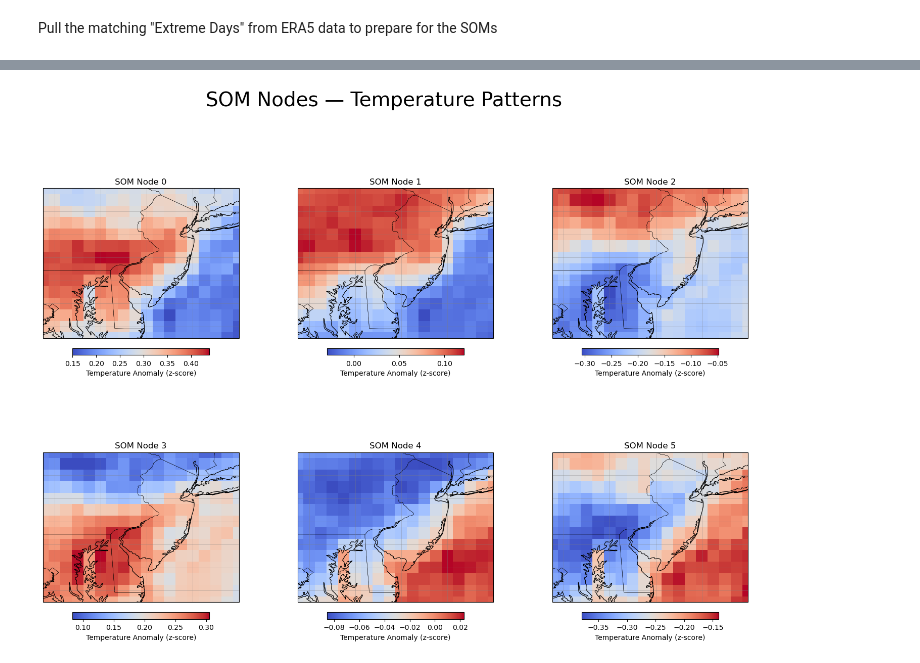
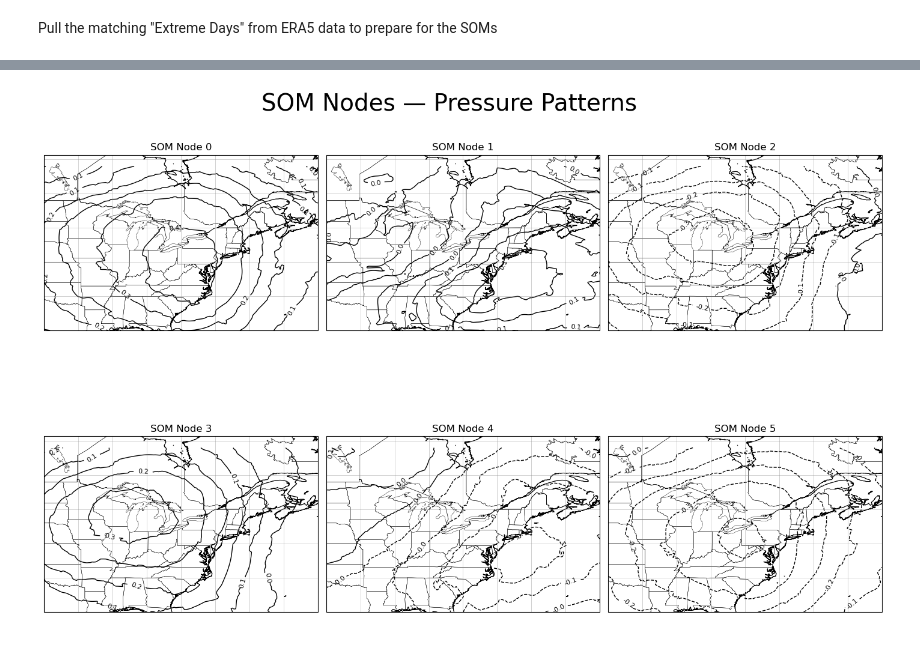
Before and after one commit to stephasharo17/Heat-Island-SOMS, a Jupyter notebook: Location_Specific_SOMs_update.ipynb, the cells around one changed output, grey strips where cells are left out. Saved outputs shown, nothing was run; the diff lists cells and outputs as text; code cells hidden in the pictures.

```diff
--- a/Location_Specific_SOMs_update.ipynb
+++ b/Location_Specific_SOMs_update.ipynb
@@ -195,3 +196,11 @@ processed_extreme_datasets
 
 city_lat = 39.9259
 city_lon = -75.1196
+# %%
+#To look at other variables raw data change what is in "" to any of the variables in block 3
+dz = load_variable("temp")
+
+print(dz)               # full structure
+print(dz.variables)     # variables
+print(dz.dims)          # dimensions
+print(dz.attrs)         # metadata
@@ -198,6 +225,6 @@ city_lon = -75.1196
 # %%
 #Identify the extreme temperature days for the city of interest
-city_temp = ds["t2m"].sel(latitude=city_lat, longitude=city_lon, method="nearest")
+city_temp = dz["t2m"].sel(latitude=city_lat, longitude=city_lon, method="nearest")
 
 # Aggregate to daily maximum temperature and convert to a DataFrame
 df_city = (city_temp.resample(valid_time="1D").max().to_dataframe(name="temp").reset_index().rename(columns={"valid_time": "date"}))
@@ -251,7 +278,7 @@ Align with NJDEP
 # %%
 #STEP 1:Convert to F
 #Identify the extreme temperature days for the city of interest
-city_temp = ds["t2m"].sel(latitude=city_lat, longitude=city_lon, method="nearest")
+city_temp = dz["t2m"].sel(latitude=city_lat, longitude=city_lon, method="nearest")
 
 # Aggregate to daily maximum temperature and convert to a DataFrame
 df_city = (city_temp.resample(valid_time="1D").max().to_dataframe(name="temp").reset_index().rename(columns={"valid_time": "date"}))
@@ -470,6 +499,10 @@ for name, ds in datasets.items():
 
     ds_daily = ds_daily.dropna(dim="valid_time", how="all")
 
+    #latitude weighting for area correction
+    area_weights = create_latitude_weights(ds_daily["latitude"])
+    ds_daily[var] = ds_daily[var] * np.sqrt(area_weights)
+
     processed_datasets[name] = ds_daily
 
     print(name, "after daily:", len(ds_daily.valid_time))
@@ -862,42 +927,46 @@ lats = ds['latitude'].values
 lons = ds['longitude'].values
 
 fig, axes = plt.subplots(
     n_rows, n_cols,
     figsize=(6 * n_cols, 6 * n_rows),
     subplot_kw={'projection': ccrs.PlateCarree()}
 )
 
 axes = np.array(axes).flatten()
 
 for i, ax in enumerate(axes[:len(som_centers)]):
 
     # reshape: (variables, lat, lon)
     cluster_map = som_centers[i].reshape(1, len(lats), len(lons))
 
     # --- Pressure (z-score) ---
-    im = ax.pcolormesh(
-        lons, lats,
+    pressure_contours = ax.contour(
+        lons,
+        lats,
         cluster_map[0],
-        cmap='coolwarm',
-        transform=ccrs.PlateCarree()
+        levels=6,
+        colors='black',
+        linewidths=1
+    )
+
+    ax.clabel(
+        pressure_contours,
+        inline=True,
+        fontsize=8,
+        fmt="%.1f"
     )
 
     # map features
     ax.coastlines(resolution='10m', color='black', linewidth=0.8)
     ax.add_feature(cfeature.BORDERS, linewidth=0.5)
     ax.add_feature(cfeature.STATES.with_scale('10m'), linewidth=0.3)
     ax.set_title(f"SOM Node {i}", fontsize=12)
     ax.set_extent([lons.min(), lons.max(), lats.min(), lats.max()])
     ax.gridlines(draw_labels=False, linewidth=0.5, color='gray', alpha=0.5)
 
-    # colorbar per subplot
-    cbar = fig.colorbar(im, ax=ax, orientation="horizontal",
-                        pad=0.05, shrink=0.7)
-    cbar.set_label('Temperature Anomaly (z-score)')
-
-plt.subplots_adjust(wspace=0.3, hspace=0.3)
-plt.suptitle('SOM Nodes — Temperature Patterns', fontsize=28, y=1.02)
+plt.subplots_adjust(wspace=0.03, hspace=0.03)
+plt.suptitle('SOM Nodes — Pressure Patterns', fontsize=28, y=.9)
 
 plt.show()
 # %% [output]
-[figure, old version]
+[figure, new version]
```
Also changed, not shown: parts of 22 cells of this notebook.
